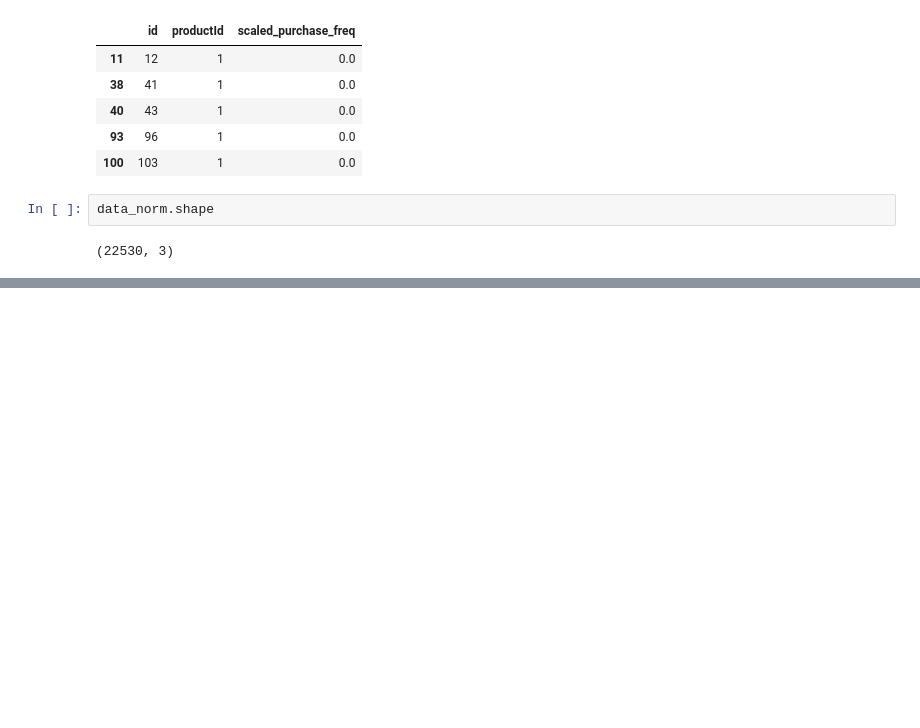
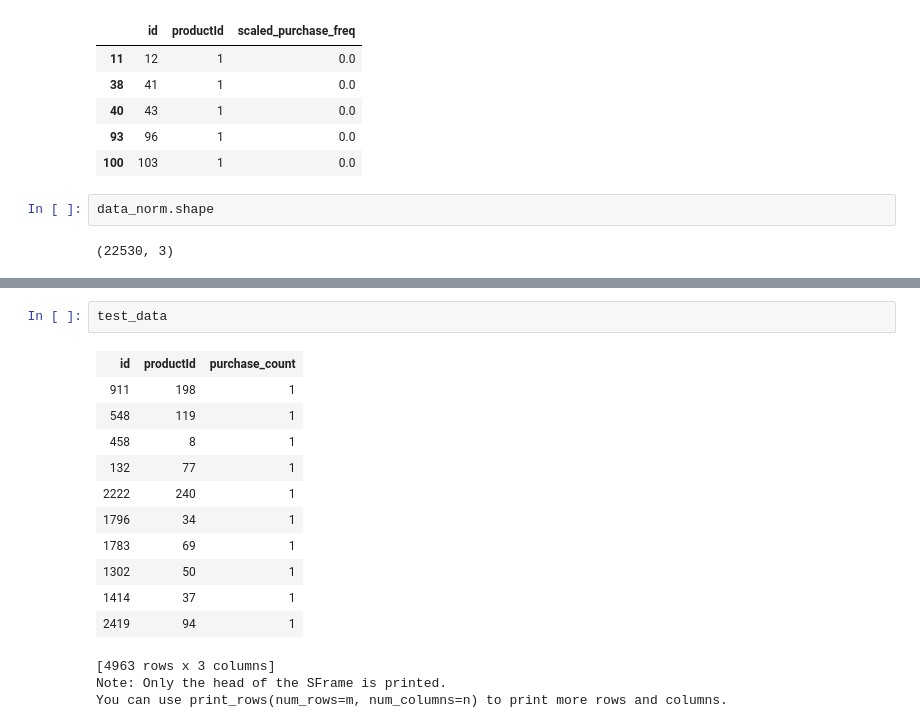
Before and after one commit to HassanSherwani/Predicting-customers-demand_API_Flask, a Jupyter notebook: Product_Freq.ipynb, the cells around one changed output, grey strips where cells are left out. Saved outputs shown, nothing was run; the diff lists cells and outputs as text; blank space fills up the shorter version.

```diff
--- a/Product_Freq.ipynb
+++ b/Product_Freq.ipynb
@@ -218,0 +247,17 @@ def normalize_data(data):
+# %%
+test_data
+# %% [output]
+| id | productId | purchase_count |
+| 911 | 198 | 1 |
+| 548 | 119 | 1 |
+| 458 | 8 | 1 |
+| 132 | 77 | 1 |
+| 2222 | 240 | 1 |
+| 1796 | 34 | 1 |
+| 1783 | 69 | 1 |
+| 1302 | 50 | 1 |
+| 1414 | 37 | 1 |
+| 2419 | 94 | 1 |
+[4963 rows x 3 columns]
+Note: Only the head of the SFrame is printed.
+You can use print_rows(num_rows=m, num_columns=n) to print more rows and columns.
```
Also changed, not shown: parts of 9 cells of this notebook.
